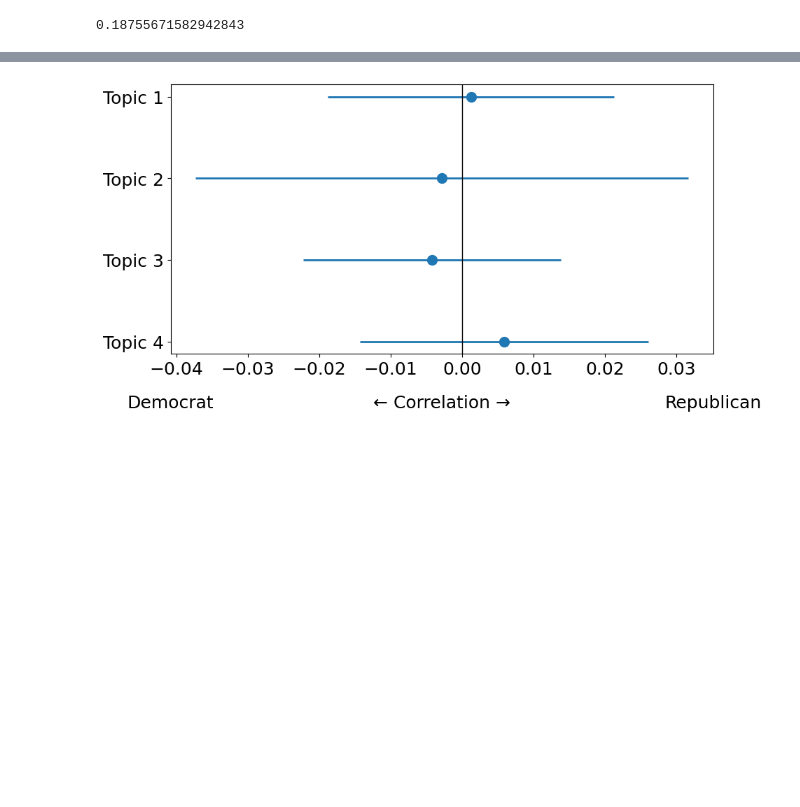
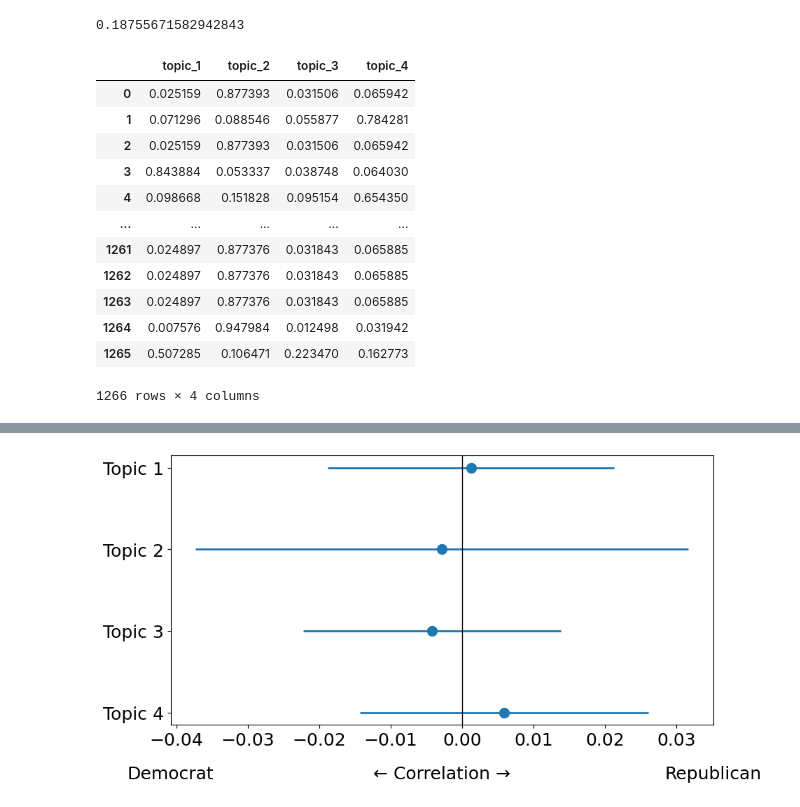
Before and after one commit to twekhof/CTA, a Jupyter notebook: paper_replication/CTA_VALIDATION_OTHER_MODELS_ANES.ipynb, the cells around one changed output, grey strips where cells are left out. Drawn from its saved outputs; the diff is of its cells as text; code cells hidden in the pictures; blank space fills up the shorter version.

```diff
--- a/CTA_VALIDATION_OTHER_MODELS_ANES.ipynb
+++ b/paper_replication/CTA_VALIDATION_OTHER_MODELS_ANES.ipynb
@@ -516,6 +277,22 @@ calculate_quality_all(top_words_per_topic_btm, cosine_matrix_btm)
 0.18755671582942843
 # %%
 # STM
+# %%
+stm_anes_topic_probabilities
+# %% [output]
+|  | topic_1 | topic_2 | topic_3 | topic_4 |
+| 0 | 0.025159 | 0.877393 | 0.031506 | 0.065942 |
+| 1 | 0.071296 | 0.088546 | 0.055877 | 0.784281 |
+| 2 | 0.025159 | 0.877393 | 0.031506 | 0.065942 |
+| 3 | 0.843884 | 0.053337 | 0.038748 | 0.064030 |
+| 4 | 0.098668 | 0.151828 | 0.095154 | 0.654350 |
+| ... | ... | ... | ... | ... |
+| 1261 | 0.024897 | 0.877376 | 0.031843 | 0.065885 |
+| 1262 | 0.024897 | 0.877376 | 0.031843 | 0.065885 |
+| 1263 | 0.024897 | 0.877376 | 0.031843 | 0.065885 |
+| 1264 | 0.007576 | 0.947984 | 0.012498 | 0.031942 |
+| 1265 | 0.507285 | 0.106471 | 0.223470 | 0.162773 |
+1266 rows × 4 columns
 # %%
 stm_anes_topic_probabilities=pd.read_csv(
    path_data+"stm_anes_topic_probabilities.csv"
```
Also changed, not shown: parts of 17 cells of this notebook, 26 other files.
